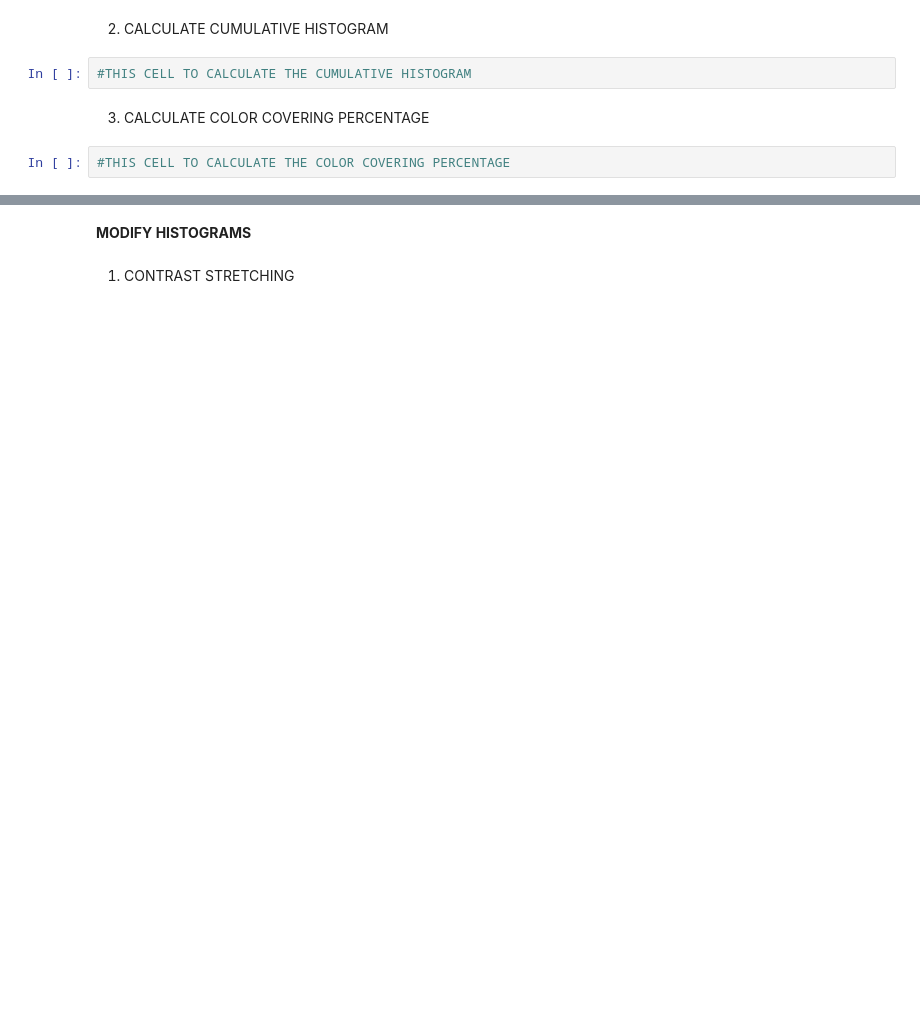
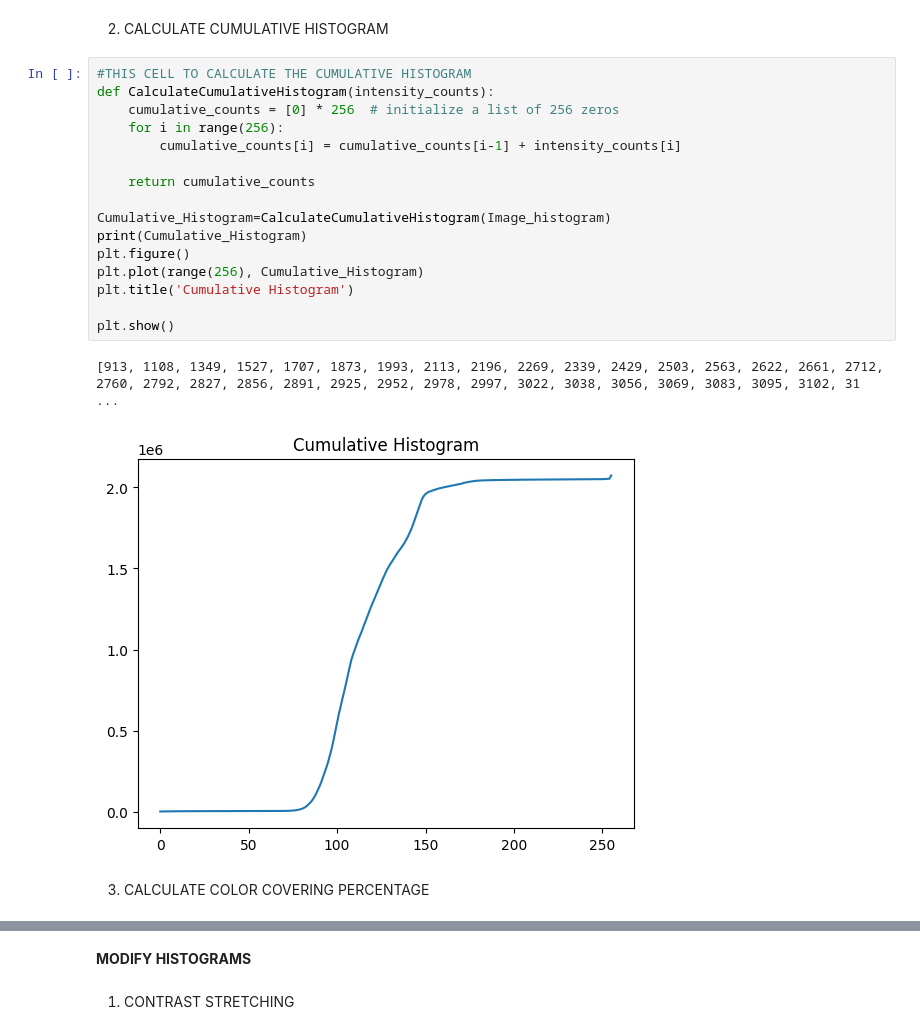
Before and after one commit to MahmoudMoamen/PixellariesComputerVision, a Jupyter notebook: Assignment1/Assignment1_src.ipynb, the cells around one changed output, grey strips where cells are left out. Saved outputs shown, nothing was run; the diff lists cells and outputs as text; blank space fills up the shorter version.

```diff
--- a/Assignment1/Assignment1_src.ipynb
+++ b/Assignment1/Assignment1_src.ipynb
@@ -106,8 +163,23 @@ print("Contrast: ",print_contrast)
 # %% [markdown]
 2. CALCULATE CUMULATIVE HISTOGRAM
-# %%
-#THIS CELL TO CALCULATE THE CUMULATIVE HISTOGRAM
+# %%
+#THIS CELL TO CALCULATE THE CUMULATIVE HISTOGRAM
+def CalculateCumulativeHistogram(intensity_counts):
+    cumulative_counts = [0] * 256  # initialize a list of 256 zeros
+    for i in range(256):
+        cumulative_counts[i] = cumulative_counts[i-1] + intensity_counts[i]
+
+    return cumulative_counts
+
+Cumulative_Histogram=CalculateCumulativeHistogram(Image_histogram)
+print(Cumulative_Histogram)
+plt.figure()
+plt.plot(range(256), Cumulative_Histogram)
+plt.title('Cumulative Histogram')
+
+plt.show()
+# %% [output]
+[913, 1108, 1349, 1527, 1707, 1873, 1993, 2113, 2196, 2269, 2339, 2429, 2503, 2563, 2622, 2661, 2712, 2760, 2792, 2827, 2856, 2891, 2925, 2952, 2978, 2997, 3022, 3038, 3056, 3069, 3083, 3095, 3102, 31 ...
+[figure, added]
 # %% [markdown]
 3. CALCULATE COLOR COVERING PERCENTAGE
-# %%
-#THIS CELL TO CALCULATE THE COLOR COVERING PERCENTAGE
```
Also changed, not shown: parts of 11 cells of this notebook.
